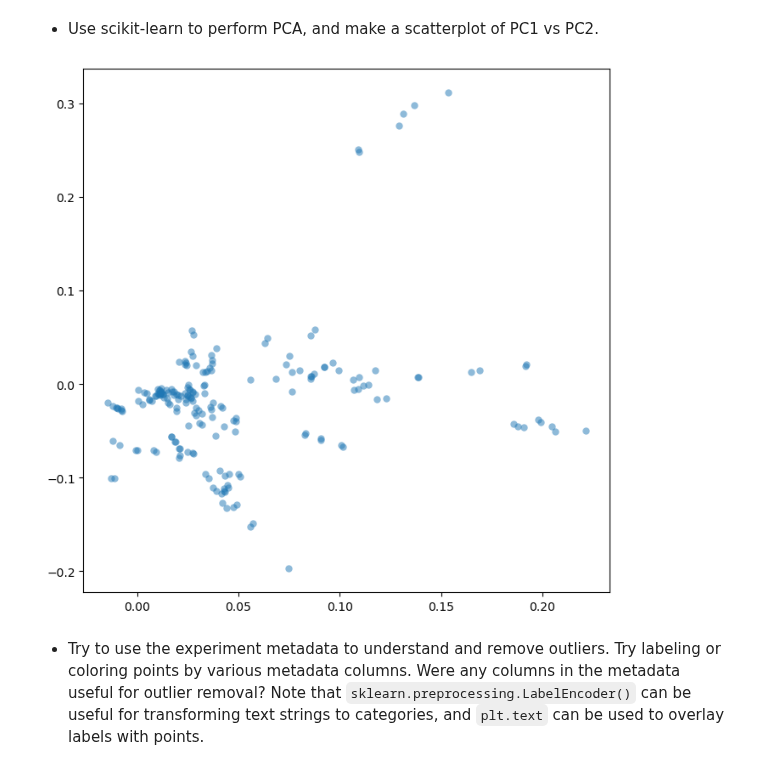
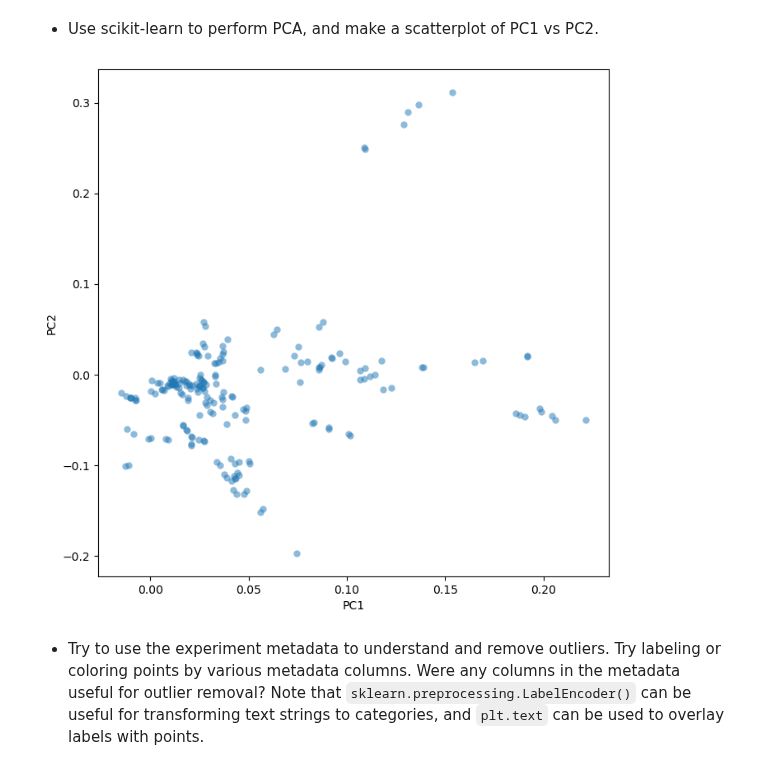
Before and after one commit to Fudenberg-Research-Group/qbio577_fall2022, a Jupyter notebook: encode-bigwig-eda.ipynb, the cells around one changed output. Cells and saved outputs as stored; diff of their text form; code cells hidden in the pictures.

```diff
--- a/encode-bigwig-eda.ipynb
+++ b/encode-bigwig-eda.ipynb
@@ -49,11 +49,14 @@ This might occur as a result of being around a centromere or a telomere wherein
 # %%
 from sklearn.decomposition import PCA
 pca = PCA(n_components = 2)
 pca.fit(df.iloc[:,3:])
 
 plot_pca(pca, bigwig_metadata = bigwig_metadata, metadata_label_column = None, alpha = 0.5, lw = 0, figsize=(8,8))
+plt.xlabel('PC1')
+plt.ylabel("PC2")
+plt.show()
 # %% [output]
-[figure, old version]
+[figure, new version]
 # %% [markdown]
 - Try to use the experiment metadata to understand and remove outliers. Try labeling or coloring points by various metadata columns. Were any columns in the metadata useful for outlier removal? Note that `sklearn.preprocessing.LabelEncoder()` can be useful for transforming text strings to categories, and `plt.text` can be used to overlay labels with points.
 # %%
```
Also changed, not shown: parts of 11 cells of this notebook, 1 other file.
